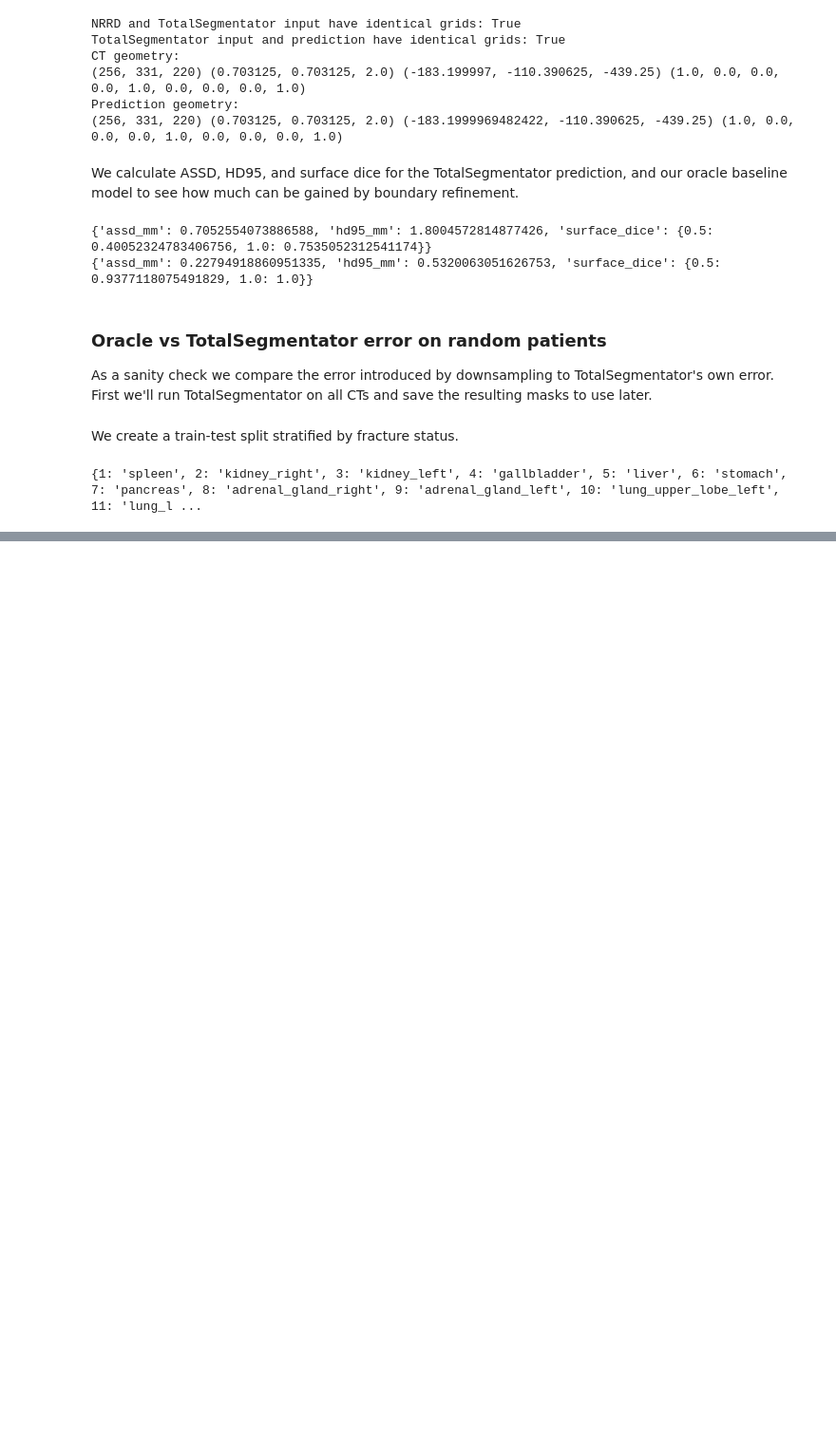
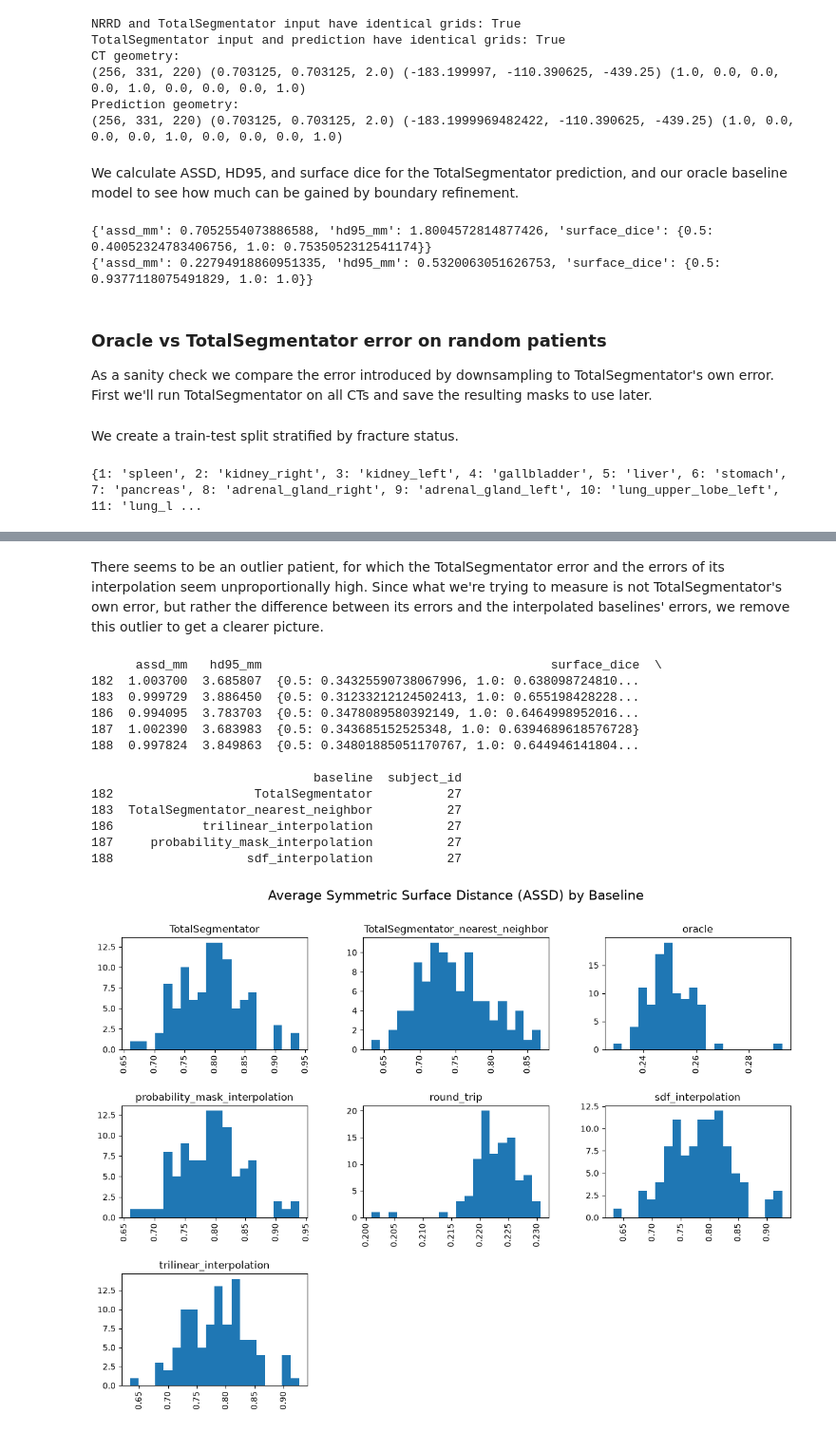
Before and after one commit to L0c1l0kk/CT-SuperResolution, a Jupyter notebook: exploration.ipynb, the cells around one changed output, grey strips where cells are left out. Shown at 95% size. Cells and saved outputs as stored; diff of their text form; code cells hidden in the pictures; blank space fills up the shorter version.

```diff
--- a/exploration.ipynb
+++ b/exploration.ipynb
@@ -245,0 +256,39 @@ plt.show()
+# %% [markdown]
+There seems to be an outlier patient, for which the TotalSegmentator error and the errors of its interpolation seem unproportionally high. Since what we're trying to measure is not TotalSegmentator's own error, but rather the difference between its errors and the interpolated baselines' errors, we remove this outlier to get a clearer picture.
+# %%
+outliers=df[df["hd95_mm"] > 3.5]
+print(outliers)
+df=df.drop(df[df["subject_id"].isin(outliers["subject_id"].unique())].index)
+
+agg_df = df.groupby("baseline").agg(
+    mean_assd=("assd_mm", "mean"),
+    std_assd=("assd_mm", "std"),
+    mean_hd95=("hd95_mm", "mean"),
+    std_hd95=("hd95_mm", "std"),
+    mean_dice=("surface_dice", lambda x: pd.DataFrame(x.tolist()).mean().to_dict()),
+    std_dice=("surface_dice", lambda x: pd.DataFrame(x.tolist()).std().to_dict())
+)
+
+
+axes1=df.hist(by="baseline", column=["assd_mm"], bins=20, figsize=(14, 10))
+axes1[0,0].get_figure().suptitle("Average Symmetric Surface Distance (ASSD) by Baseline", fontsize=16)
+axes2=df.hist(by="baseline", column=["hd95_mm"], bins=20, figsize=(14, 10))
+axes2[0,0].get_figure().suptitle("Hausdorff Distance (HD95) by Baseline", fontsize=16)
+
+
+plt.show()
+# %% [output]
+      assd_mm   hd95_mm                                       surface_dice  \
+182  1.003700  3.685807  {0.5: 0.34325590738067996, 1.0: 0.638098724810...
+183  0.999729  3.886450  {0.5: 0.31233212124502413, 1.0: 0.655198428228...
+186  0.994095  3.783703  {0.5: 0.3478089580392149, 1.0: 0.6464998952016...
+187  1.002390  3.683983  {0.5: 0.343685152525348, 1.0: 0.6394689618576728}
+188  0.997824  3.849863  {0.5: 0.34801885051170767, 1.0: 0.644946141804...
+
+                              baseline  subject_id
+182                   TotalSegmentator          27
+183  TotalSegmentator_nearest_neighbor          27
+186            trilinear_interpolation          27
+187     probability_mask_interpolation          27
+188                  sdf_interpolation          27
+[figure, added]
```
Also changed, not shown: parts of 6 cells of this notebook, 4 other files.
